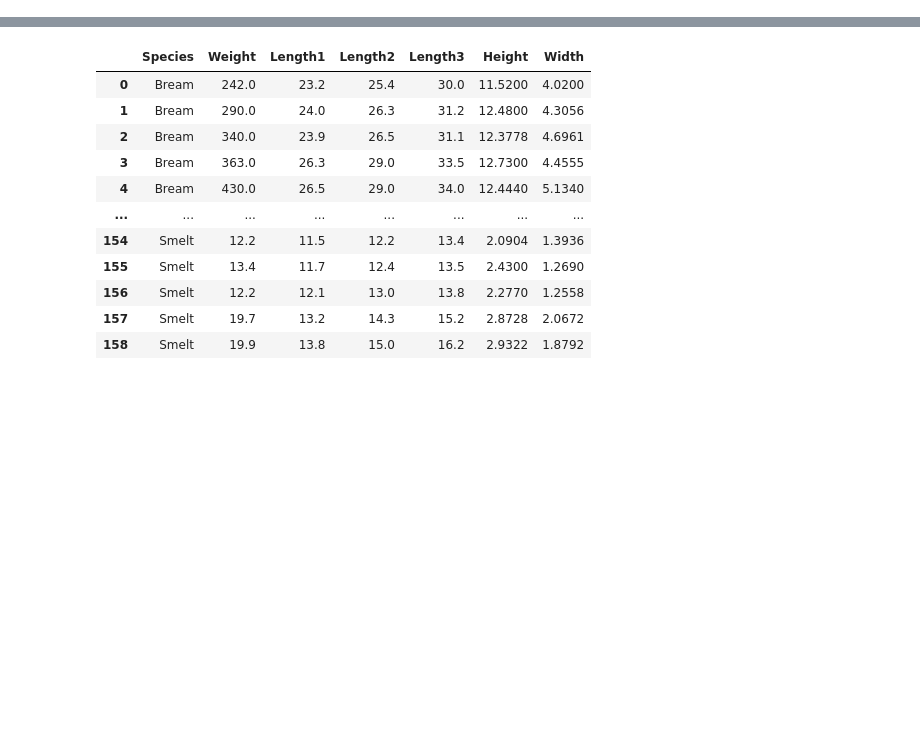
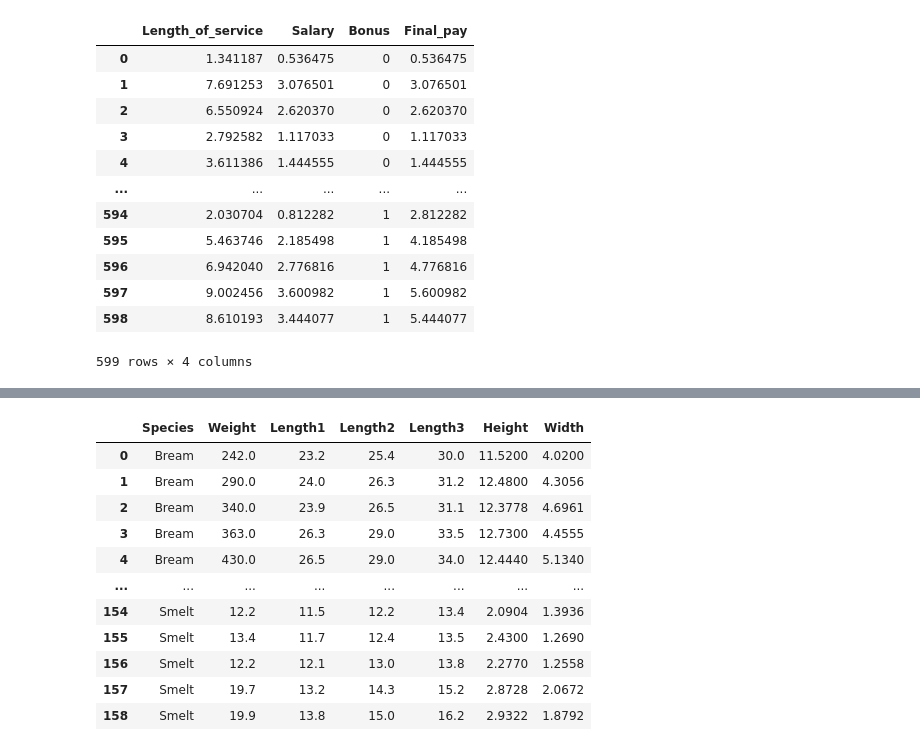
Before and after one commit to JamWithBread/DMT-Group-156, a Jupyter notebook: DMT-Group-156-Wieger/Small dataset MSE.MAE/archive/Linear_Regression.ipynb, the cells around one changed output, grey strips where cells are left out. Cells and saved outputs as stored; diff of their text form; code cells hidden in the pictures; blank space fills up the shorter version.

```diff
--- a/DMT-Group-156-Wieger/Small dataset MSE.MAE/archive/Linear_Regression.ipynb
+++ b/DMT-Group-156-Wieger/Small dataset MSE.MAE/archive/Linear_Regression.ipynb
@@ -4,0 +8,16 @@ import sklearn
+# %%
+Emp
+# %% [output]
+|  | Length_of_service | Salary | Bonus | Final_pay |
+| 0 | 1.341187 | 0.536475 | 0 | 0.536475 |
+| 1 | 7.691253 | 3.076501 | 0 | 3.076501 |
+| 2 | 6.550924 | 2.620370 | 0 | 2.620370 |
+| 3 | 2.792582 | 1.117033 | 0 | 1.117033 |
+| 4 | 3.611386 | 1.444555 | 0 | 1.444555 |
+| ... | ... | ... | ... | ... |
+| 594 | 2.030704 | 0.812282 | 1 | 2.812282 |
+| 595 | 5.463746 | 2.185498 | 1 | 4.185498 |
+| 596 | 6.942040 | 2.776816 | 1 | 4.776816 |
+| 597 | 9.002456 | 3.600982 | 1 | 5.600982 |
+| 598 | 8.610193 | 3.444077 | 1 | 5.444077 |
+599 rows × 4 columns
```
Also changed, not shown: parts of 3 cells of this notebook, 1 other file.
